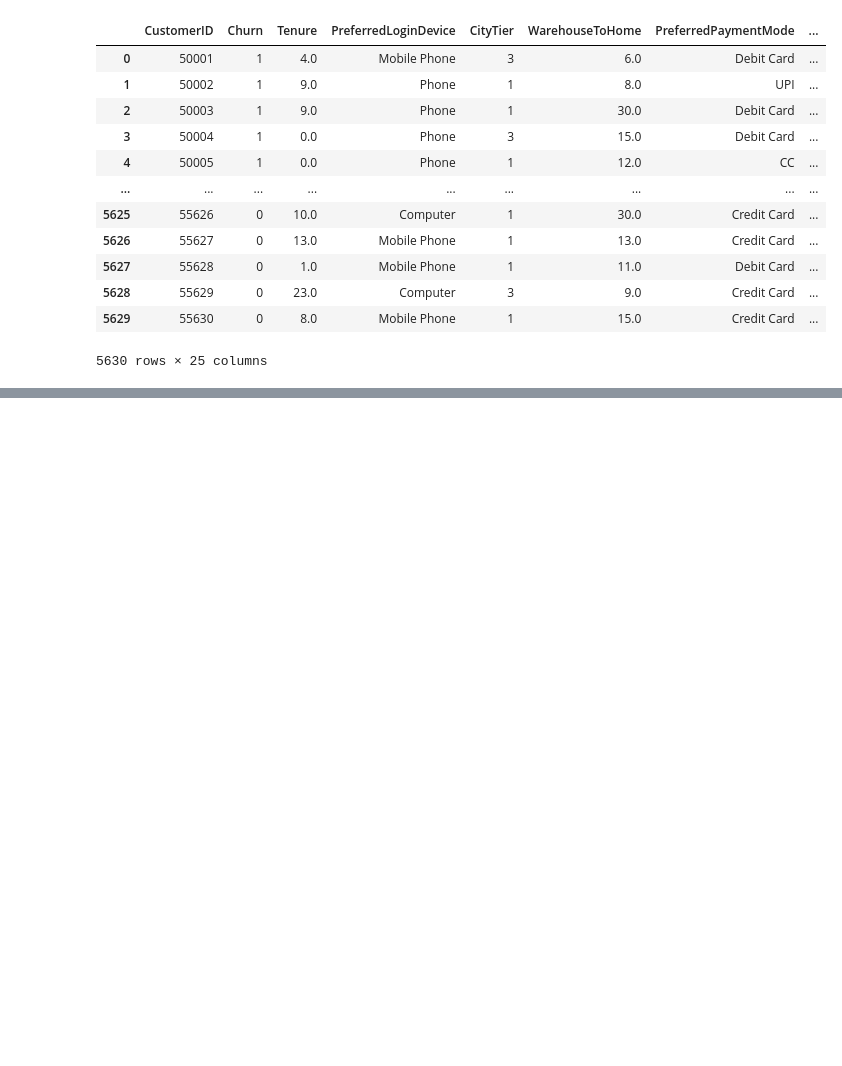
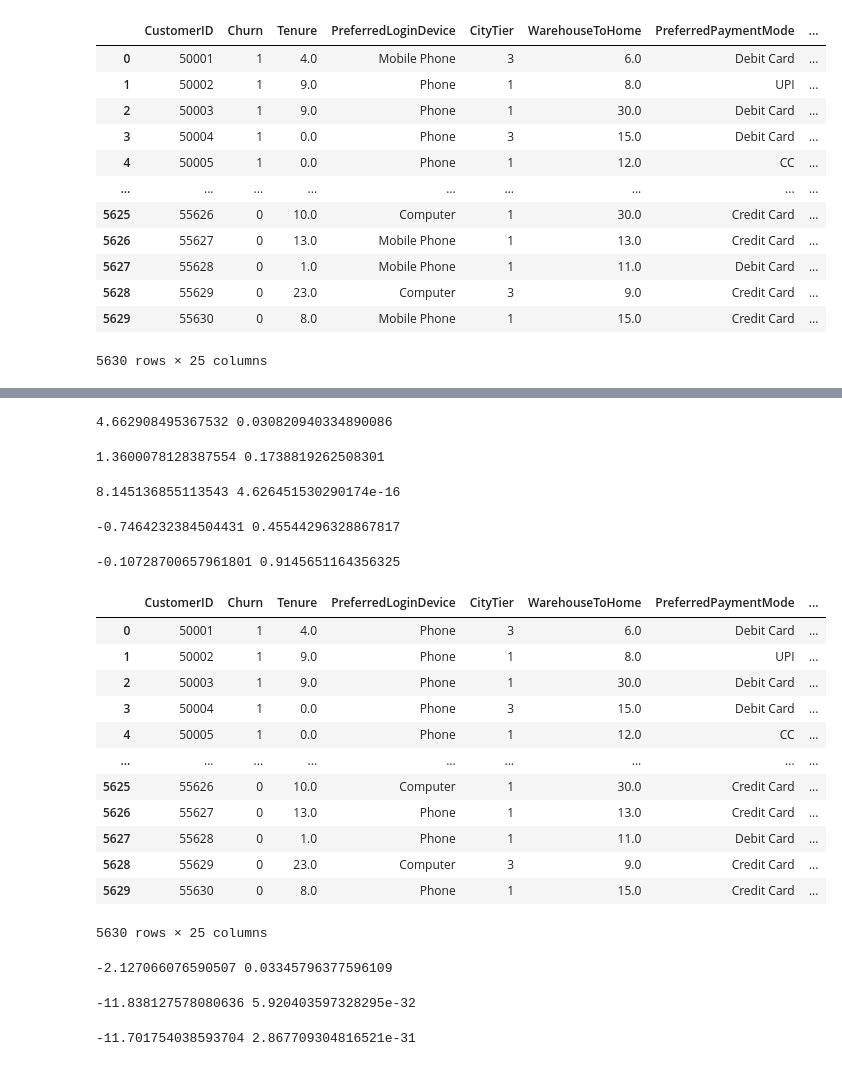
Before and after one commit to MohamedAshraf7122/Customer-Churn-Prediction-and-Analysis, a Jupyter notebook: Main 83.ipynb, the cells around one changed output, grey strips where cells are left out. Cells and saved outputs as stored; diff of their text form; code cells hidden in the pictures; blank space fills up the shorter version.

```diff
--- a/Main 83.ipynb
+++ b/Main 83.ipynb
@@ -289,0 +314,2 @@ plt.show()
+# %%
+ecomerce_df["PreferredLoginDevice"]=ecomerce_df["PreferredLoginDevice"].str.replace("Mobile Phone","Phone")
@@ -289,0 +345,72 @@ plt.show()
+# %%
+congtingency=pd.crosstab(ecomerce_df["Churn"],ecomerce_df["Gender"])
+chi_2,p_value,dof,expected=stats.chi2_contingency(congtingency)
+print(chi_2,p_value)#p_value < 0.05
+# %% [output]
+4.662908495367532 0.030820940334890086
+# %%
+#t-test
+x_churn=ecomerce_df[ecomerce_df["Churn"] == 1]["HourSpendOnApp"]
+x_app=ecomerce_df[ecomerce_df["Churn"] == 0]["HourSpendOnApp"]
+t_statistcs,p_value=stats.ttest_ind(x_churn,x_app)
+print(t_statistcs,p_value) #p_value > 0.05
+# %% [output]
+1.3600078128387554 0.1738819262508301
+# %%
+x_churn=ecomerce_df[ecomerce_df["Churn"] == 1]["NumberOfDeviceRegistered"]
+x_dev=ecomerce_df[ecomerce_df["Churn"] == 0]["NumberOfDeviceRegistered"]
+t_statistcs,p_value=stats.ttest_ind(x_churn,x_dev)
+print(t_statistcs,p_value) #p_value < 0.05
+# %% [output]
+8.145136855113543 4.626451530290174e-16
+# %%
+x_churn=ecomerce_df[ecomerce_df["Churn"] == 1]["OrderAmountHikeFromlastYear"]
+x_dev=ecomerce_df[ecomerce_df["Churn"] == 0]["OrderAmountHikeFromlastYear"]
+t_statistcs,p_value=stats.ttest_ind(x_churn,x_dev)
+print(t_statistcs,p_value) #p_value > 0.05
+# %% [output]
+-0.7464232384504431 0.45544296328867817
+# %%
+x_churn=ecomerce_df[ecomerce_df["Churn"] == 1]["CouponUsed"]
+x_cop=ecomerce_df[ecomerce_df["Churn"] == 0]["CouponUsed"]
+t_statistcs,p_value=stats.ttest_ind(x_churn,x_cop)
+print(t_statistcs,p_value) #p_value > 0.05
+# %% [output]
+-0.10728700657961801 0.9145651164356325
+# %%
+ecomerce_df
+# %% [output]
+|  | CustomerID | Churn | Tenure | PreferredLoginDevice | CityTier | WarehouseToHome | PreferredPaymentMode | ... |
+| 0 | 50001 | 1 | 4.0 | Phone | 3 | 6.0 | Debit Card | ... |
+| 1 | 50002 | 1 | 9.0 | Phone | 1 | 8.0 | UPI | ... |
+| 2 | 50003 | 1 | 9.0 | Phone | 1 | 30.0 | Debit Card | ... |
+| 3 | 50004 | 1 | 0.0 | Phone | 3 | 15.0 | Debit Card | ... |
+| 4 | 50005 | 1 | 0.0 | Phone | 1 | 12.0 | CC | ... |
+| ... | ... | ... | ... | ... | ... | ... | ... | ... |
+| 5625 | 55626 | 0 | 10.0 | Computer | 1 | 30.0 | Credit Card | ... |
+| 5626 | 55627 | 0 | 13.0 | Phone | 1 | 13.0 | Credit Card | ... |
+| 5627 | 55628 | 0 | 1.0 | Phone | 1 | 11.0 | Debit Card | ... |
+| 5628 | 55629 | 0 | 23.0 | Computer | 3 | 9.0 | Credit Card | ... |
+| 5629 | 55630 | 0 | 8.0 | Phone | 1 | 15.0 | Credit Card | ... |
+5630 rows × 25 columns
+# %%
+x_churn=ecomerce_df[ecomerce_df["Churn"] == 1]["OrderCount"]
+x_ord=ecomerce_df[ecomerce_df["Churn"] == 0]["OrderCount"]
+t_statistcs,p_value=stats.ttest_ind(x_churn,x_ord)
+print(t_statistcs,p_value) #p_value < 0.05
+# %% [output]
+-2.127066076590507 0.03345796377596109
+# %%
+x_churn=ecomerce_df[ecomerce_df["Churn"] == 1]["DaySinceLastOrder"]
+x_ord=ecomerce_df[ecomerce_df["Churn"] == 0]["DaySinceLastOrder"]
+t_statistcs,p_value=stats.ttest_ind(x_churn,x_ord)
+print(t_statistcs,p_value) #p_value < 0.05
+# %% [output]
+-11.838127578080636 5.920403597328295e-32
+# %%
+x_churn=ecomerce_df[ecomerce_df["Churn"] == 1]["CashbackAmount"]
+x_ord=ecomerce_df[ecomerce_df["Churn"] == 0]["CashbackAmount"]
+t_statistcs,p_value=stats.ttest_ind(x_churn,x_ord)
+print(t_statistcs,p_value) #p_value < 0.05
+# %% [output]
+-11.701754038593704 2.867709304816521e-31
```
Also changed, not shown: parts of 18 cells of this notebook.
